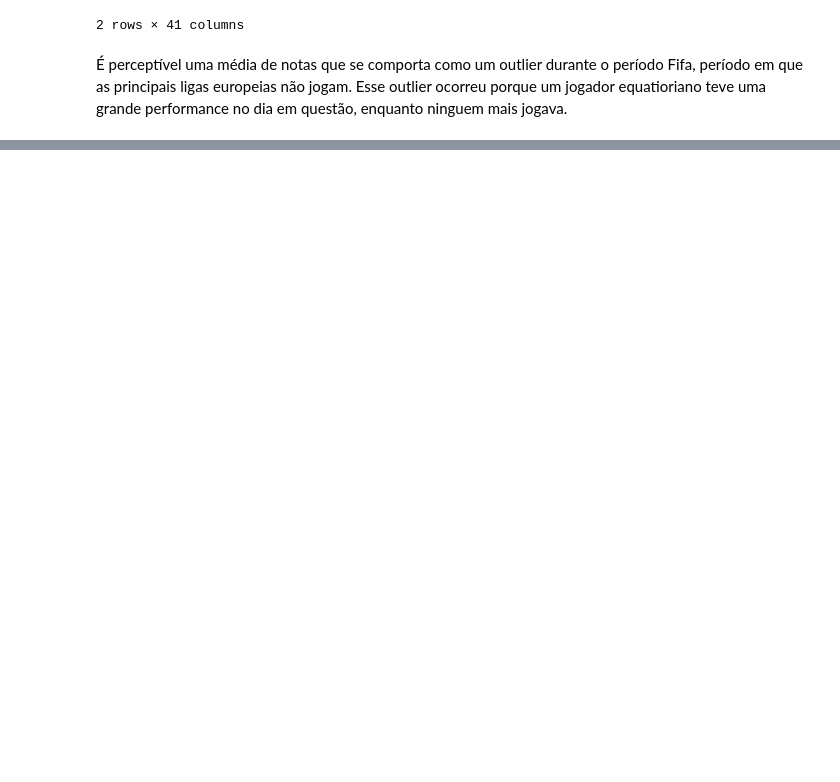
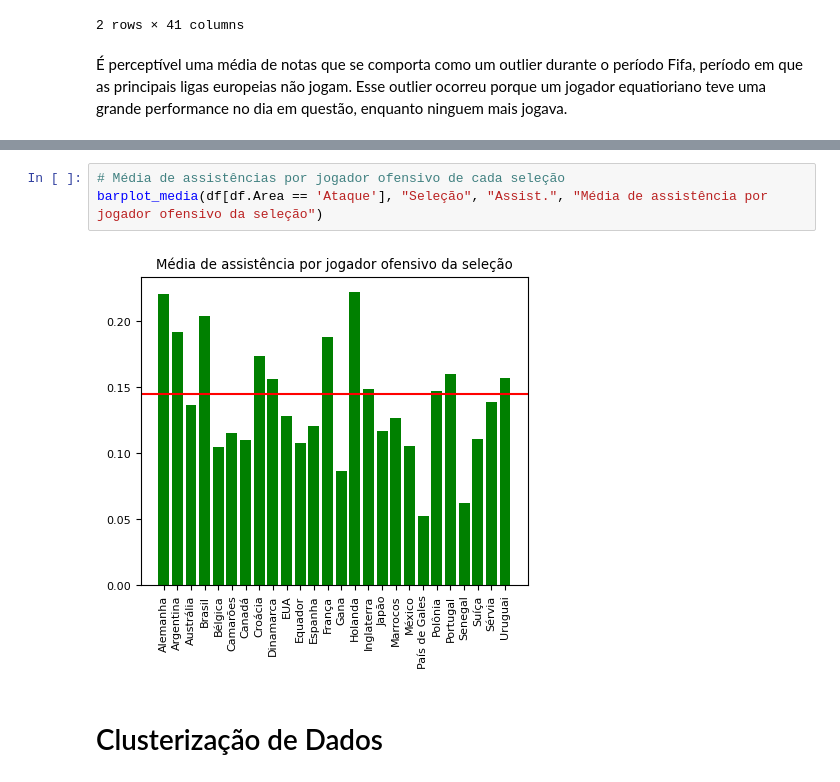
Before and after one commit to vprates-22/Analise_de_Dados_Copa_2022, a Jupyter notebook: main.ipynb, the cells around one changed output, grey strips where cells are left out. Cells and saved outputs as stored; diff of their text form; blank space fills up the shorter version.

```diff
--- a/main.ipynb
+++ b/main.ipynb
@@ -95,0 +166,7 @@ for i in range(round(len(selecoes)/4)):
+# %%
+# Média de assistências por jogador ofensivo de cada seleção
+barplot_media(df[df.Area == 'Ataque'], "Seleção", "Assist.", "Média de assistência por jogador ofensivo da seleção")
+# %% [output]
+[figure, added]
+# %% [markdown]
+# Clusterização de Dados
```
Also changed, not shown: parts of 36 cells of this notebook.
